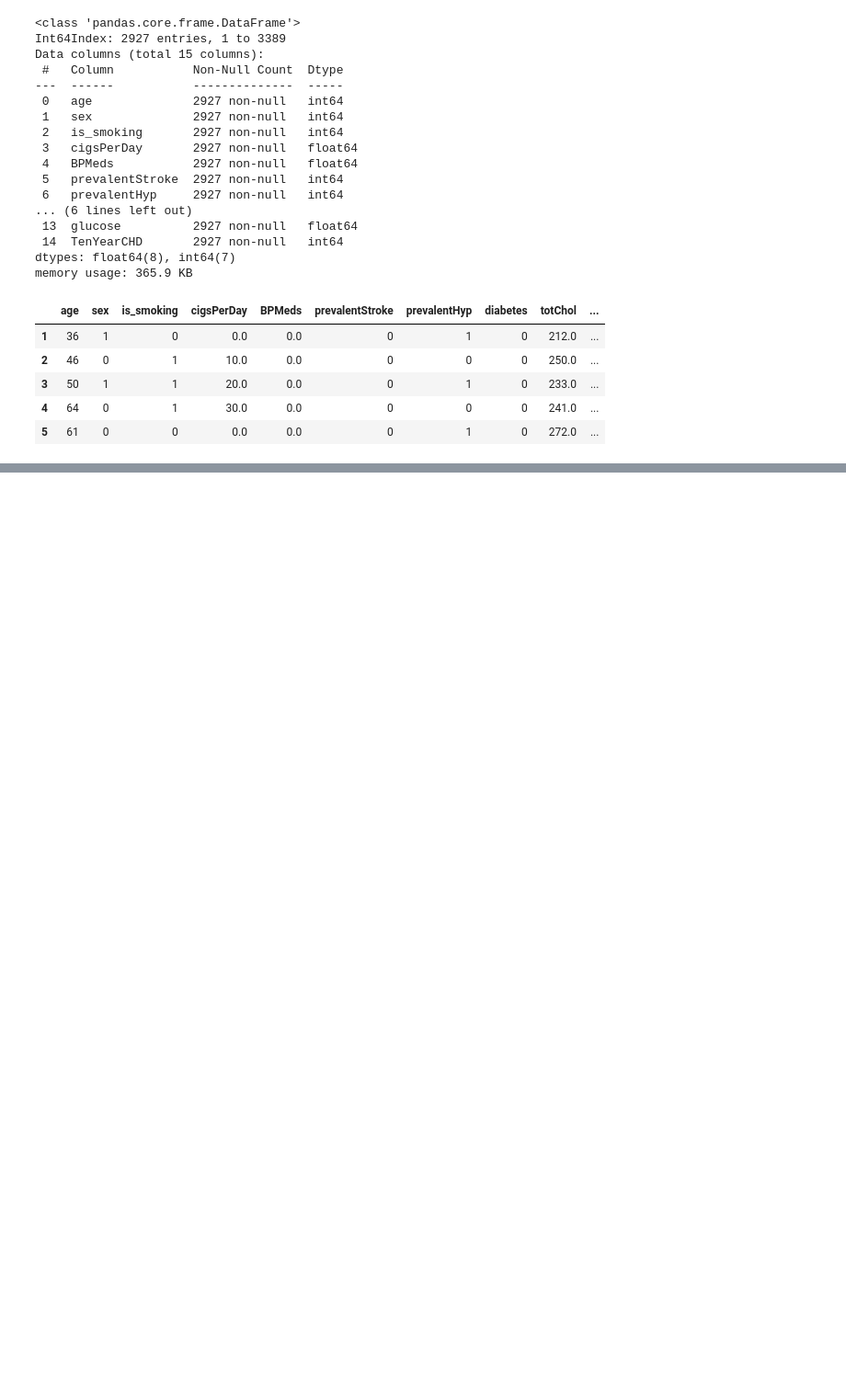
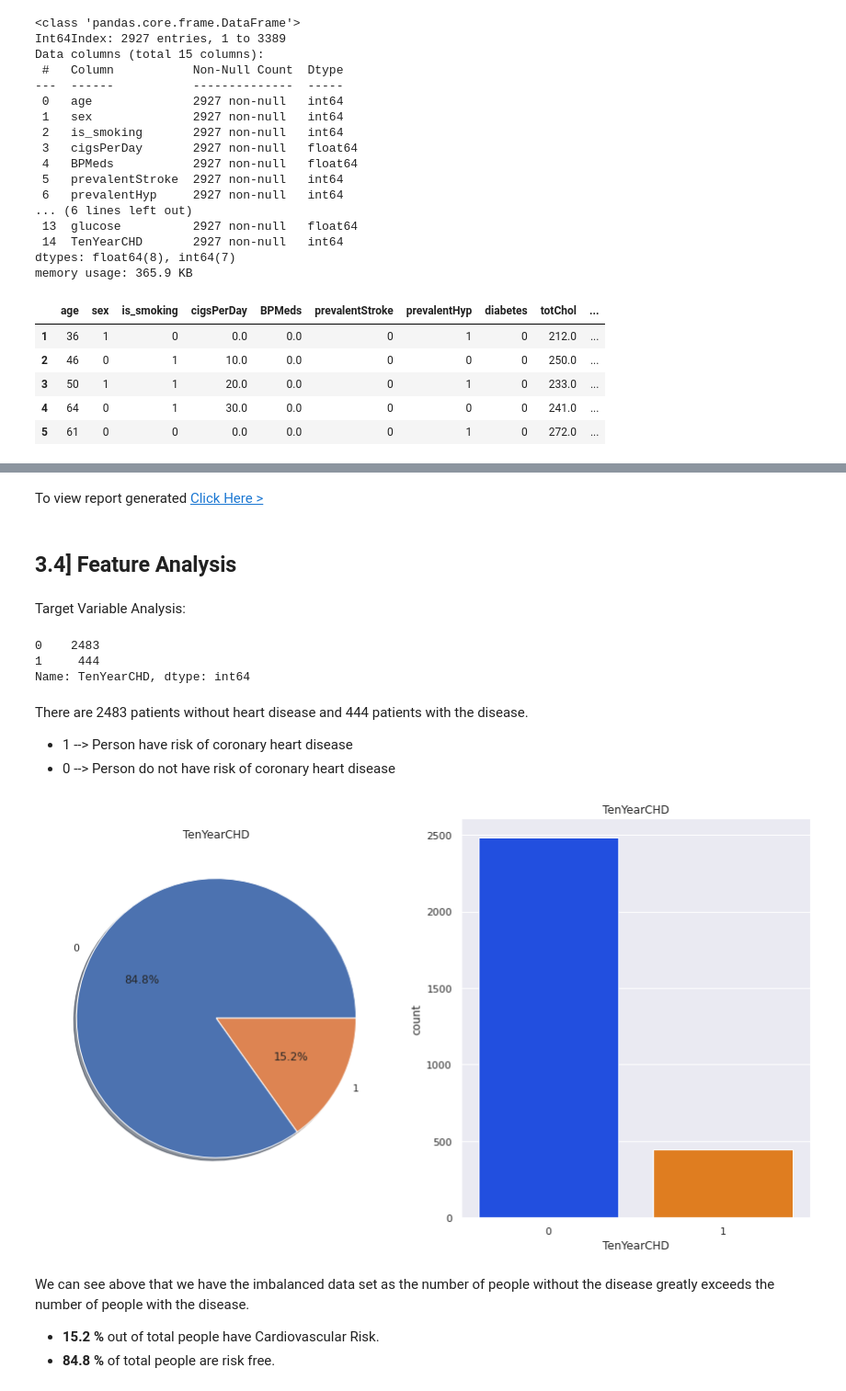
Before and after one commit to AMAN-GULERIA/Cardiovascular-Risk-Prediction, a Jupyter notebook: Cardiovascular_Risk_Prediction.ipynb, the cells around one changed output, grey strips where cells are left out. Shown at 92% size. Drawn from its saved outputs; the diff is of its cells as text; code cells hidden in the pictures; blank space fills up the shorter version.

```diff
--- a/Cardiovascular_Risk_Prediction.ipynb
+++ b/Cardiovascular_Risk_Prediction.ipynb
@@ -352,0 +355,8 @@ df.head()
+# %%
+# Imports for EDA from Dataprep
+from dataprep.eda import plot
+from dataprep.eda import plot_correlation
+from dataprep.datasets import load_dataset
+
+sns.set(style="whitegrid", color_codes=True)
+sns.set(font_scale=1)
@@ -352,0 +372,32 @@ df.head()
+# %% [markdown]
+To view report generated [Click Here >](https://drive.google.com/file/d/1D-650REB2BUQgE2d7xqCAPME8SwMeyNE/view?usp=share_link)
+# %% [markdown]
+## <b> 3.4] Feature Analysis
+# %% [markdown]
+Target Variable Analysis:
+# %%
+# checking the distribution of Target Variable
+df.TenYearCHD.value_counts()
+# %% [output]
+0    2483
+1     444
+Name: TenYearCHD, dtype: int64
+# %% [markdown]
+There are 2483 patients without heart disease and 444 patients with the disease.
+* 1 --> Person have risk of coronary heart disease
+* 0 --> Person do not have risk of coronary heart disease
+# %%
+#Plotting pie chart of target variable
+f,ax=plt.subplots(1,2,figsize=(15,8))
+df['TenYearCHD'].value_counts().plot.pie(autopct='%1.1f%%',ax=ax[0],shadow=True)
+ax[0].set_title('TenYearCHD')
+ax[0].set_ylabel('')
+sns.countplot('TenYearCHD',data=df,ax=ax[1], palette ='bright')
+ax[1].set_title('TenYearCHD')
+plt.show()
+# %% [output]
+[figure, added]
+# %% [markdown]
+We can see above that we have the imbalanced data set as the number of people without the disease greatly exceeds the number of people with the disease.
+* **15.2 %** out of total people have Cardiovascular Risk.
+* **84.8 %** of total people are risk free.
```
Also changed, not shown: parts of 5 cells of this notebook.
